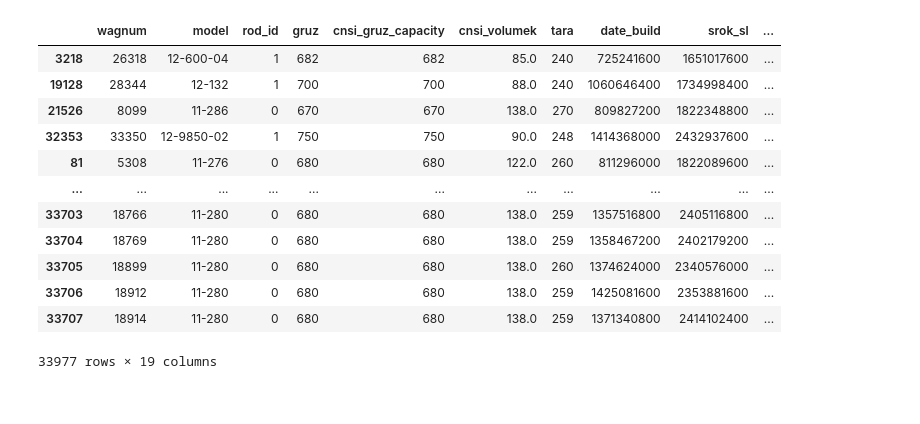
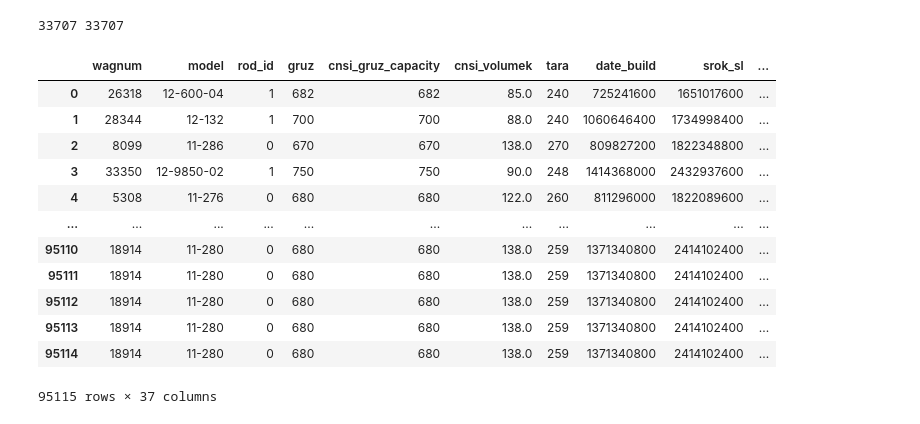
Before and after one commit to thehir0/DataWagon, a Jupyter notebook: train/train_catboost.ipynb, the cells around one changed output. Saved outputs shown, nothing was run; the diff lists cells and outputs as text; code cells hidden in the pictures.

```diff
--- a/train/train_catboost.ipynb
+++ b/train/train_catboost.ipynb
@@ -1,20 +1,38 @@
-# %%
-import pandas as pd
-features = pd.read_csv('../preprocessed/wag_param.csv', index_col=0)
-features
-# %% [output]
-|  | wagnum | model | rod_id | gruz | cnsi_gruz_capacity | cnsi_volumek | tara | date_build | srok_sl | ... |
-| 3218 | 26318 | 12-600-04 | 1 | 682 | 682 | 85.0 | 240 | 725241600 | 1651017600 | ... |
-| 19128 | 28344 | 12-132 | 1 | 700 | 700 | 88.0 | 240 | 1060646400 | 1734998400 | ... |
-| 21526 | 8099 | 11-286 | 0 | 670 | 670 | 138.0 | 270 | 809827200 | 1822348800 | ... |
-| 32353 | 33350 | 12-9850-02 | 1 | 750 | 750 | 90.0 | 248 | 1414368000 | 2432937600 | ... |
-| 81 | 5308 | 11-276 | 0 | 680 | 680 | 122.0 | 260 | 811296000 | 1822089600 | ... |
-| ... | ... | ... | ... | ... | ... | ... | ... | ... | ... | ... |
-| 33703 | 18766 | 11-280 | 0 | 680 | 680 | 138.0 | 259 | 1357516800 | 2405116800 | ... |
-| 33704 | 18769 | 11-280 | 0 | 680 | 680 | 138.0 | 259 | 1358467200 | 2402179200 | ... |
-| 33705 | 18899 | 11-280 | 0 | 680 | 680 | 138.0 | 260 | 1374624000 | 2340576000 | ... |
-| 33706 | 18912 | 11-280 | 0 | 680 | 680 | 138.0 | 259 | 1425081600 | 2353881600 | ... |
-| 33707 | 18914 | 11-280 | 0 | 680 | 680 | 138.0 | 259 | 1371340800 | 2414102400 | ... |
-33977 rows × 19 columns
+# %%
+import pandas as pd
+import sys
+sys.path.append('..')
+from src.timeconverter import date_to_timestamp
+
+
+target = pd.read_csv('../train/target/y_predict.csv')
+print(len(target['wagnum']), len(target['wagnum'].unique()))
+# %% [output]
+33707 33707
+# %%
+wag_param = pd.read_csv('../preprocessed/wag_param.csv', index_col = 0)
+kti = pd.read_csv('../preprocessed/kti.csv', index_col = 0)
+
+train = pd.read_csv('./target/y_train.csv')
+train['month'] = train['month'].apply(date_to_timestamp)
+test = pd.read_csv('../train2/target/y_test.csv')
+test['month'] = test['month'].apply(date_to_timestamp)
+# %%
+features = pd.merge(wag_param, kti, on='wagnum', how='left')
+features
+# %% [output]
+|  | wagnum | model | rod_id | gruz | cnsi_gruz_capacity | cnsi_volumek | tara | date_build | srok_sl | ... |
+| 0 | 26318 | 12-600-04 | 1 | 682 | 682 | 85.0 | 240 | 725241600 | 1651017600 | ... |
+| 1 | 28344 | 12-132 | 1 | 700 | 700 | 88.0 | 240 | 1060646400 | 1734998400 | ... |
+| 2 | 8099 | 11-286 | 0 | 670 | 670 | 138.0 | 270 | 809827200 | 1822348800 | ... |
+| 3 | 33350 | 12-9850-02 | 1 | 750 | 750 | 90.0 | 248 | 1414368000 | 2432937600 | ... |
+| 4 | 5308 | 11-276 | 0 | 680 | 680 | 122.0 | 260 | 811296000 | 1822089600 | ... |
+| ... | ... | ... | ... | ... | ... | ... | ... | ... | ... | ... |
+| 95110 | 18914 | 11-280 | 0 | 680 | 680 | 138.0 | 259 | 1371340800 | 2414102400 | ... |
+| 95111 | 18914 | 11-280 | 0 | 680 | 680 | 138.0 | 259 | 1371340800 | 2414102400 | ... |
+| 95112 | 18914 | 11-280 | 0 | 680 | 680 | 138.0 | 259 | 1371340800 | 2414102400 | ... |
+| 95113 | 18914 | 11-280 | 0 | 680 | 680 | 138.0 | 259 | 1371340800 | 2414102400 | ... |
+| 95114 | 18914 | 11-280 | 0 | 680 | 680 | 138.0 | 259 | 1371340800 | 2414102400 | ... |
+95115 rows × 37 columns
 # %%
 features.info()
```
Also changed, not shown: parts of 19 cells of this notebook, 9 other files.
